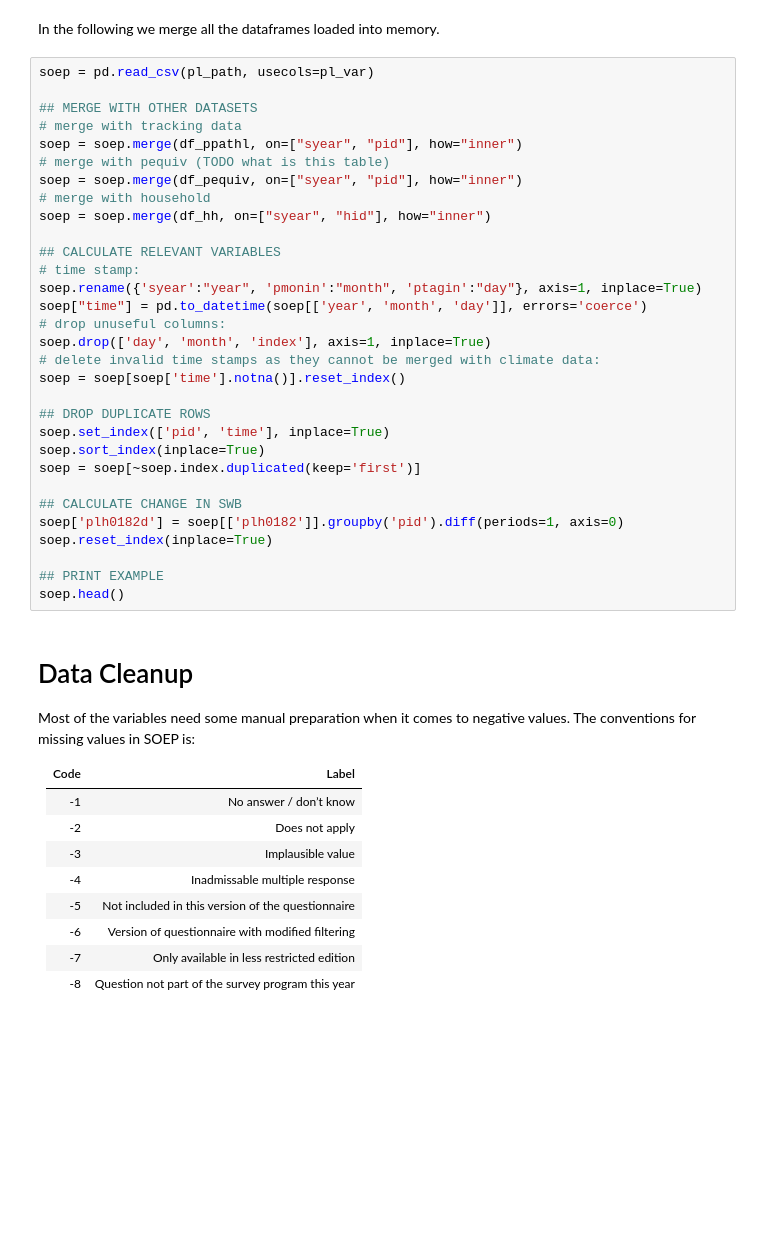
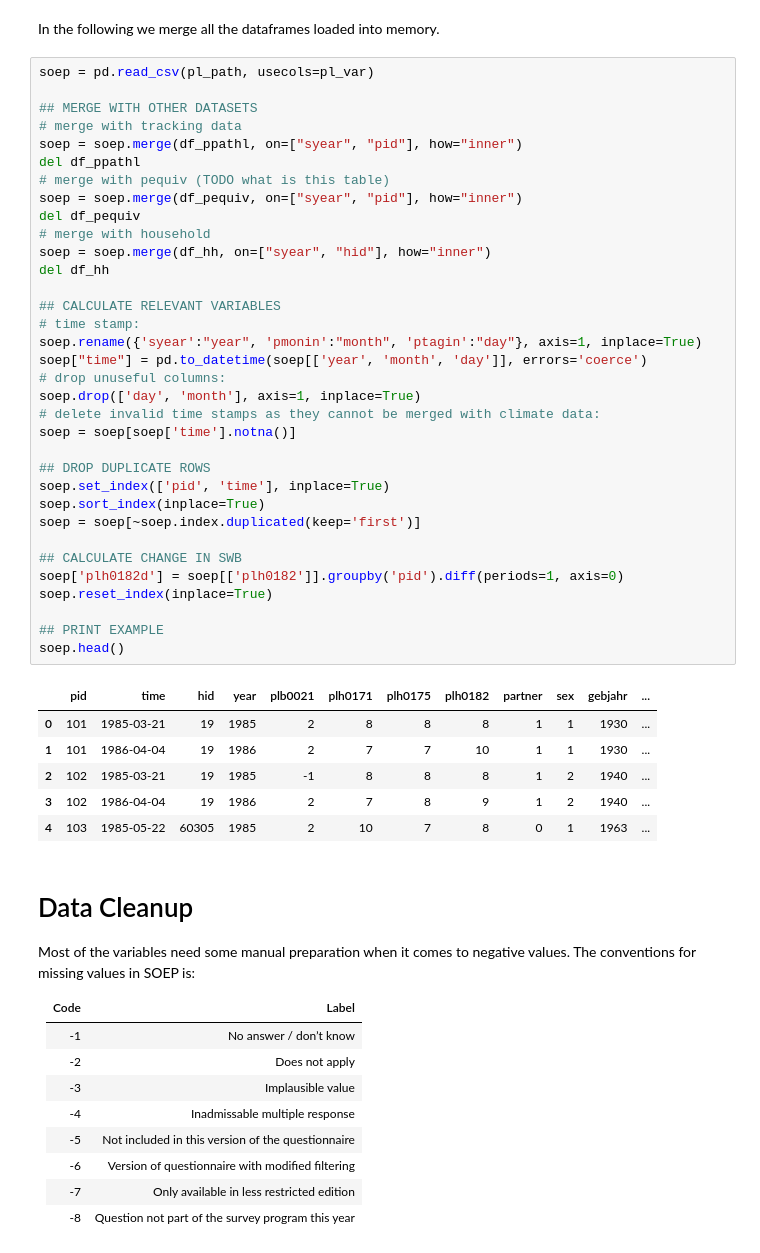
Before and after one commit to marcosousapoza/swb-temperature, a Jupyter notebook: soepmerge.ipynb, the cells around one changed output. Saved outputs shown, nothing was run; the diff lists cells and outputs as text; blank space fills up the shorter version.

```diff
--- a/soepmerge.ipynb
+++ b/soepmerge.ipynb
@@ -95,34 +96,44 @@ In the following we merge all the dataframes loaded into memory.
 # %%
 soep = pd.read_csv(pl_path, usecols=pl_var)
 
 ## MERGE WITH OTHER DATASETS
 # merge with tracking data
 soep = soep.merge(df_ppathl, on=["syear", "pid"], how="inner")
+del df_ppathl
 # merge with pequiv (TODO what is this table)
 soep = soep.merge(df_pequiv, on=["syear", "pid"], how="inner")
+del df_pequiv
 # merge with household
 soep = soep.merge(df_hh, on=["syear", "hid"], how="inner")
+del df_hh
 
 ## CALCULATE RELEVANT VARIABLES
 # time stamp:
 soep.rename({'syear':"year", 'pmonin':"month", 'ptagin':"day"}, axis=1, inplace=True)
 soep["time"] = pd.to_datetime(soep[['year', 'month', 'day']], errors='coerce')
 # drop unuseful columns:
-soep.drop(['day', 'month', 'index'], axis=1, inplace=True)
+soep.drop(['day', 'month'], axis=1, inplace=True)
 # delete invalid time stamps as they cannot be merged with climate data:
-soep = soep[soep['time'].notna()].reset_index()
+soep = soep[soep['time'].notna()]
 
 ## DROP DUPLICATE ROWS
 soep.set_index(['pid', 'time'], inplace=True)
 soep.sort_index(inplace=True)
 soep = soep[~soep.index.duplicated(keep='first')]
 
 ## CALCULATE CHANGE IN SWB
 soep['plh0182d'] = soep[['plh0182']].groupby('pid').diff(periods=1, axis=0)
 soep.reset_index(inplace=True)
 
 ## PRINT EXAMPLE
 soep.head()
+# %% [output]
+|  | pid | time | hid | year | plb0021 | plh0171 | plh0175 | plh0182 | partner | sex | gebjahr | ... |
+| 0 | 101 | 1985-03-21 | 19 | 1985 | 2 | 8 | 8 | 8 | 1 | 1 | 1930 | ... |
+| 1 | 101 | 1986-04-04 | 19 | 1986 | 2 | 7 | 7 | 10 | 1 | 1 | 1930 | ... |
+| 2 | 102 | 1985-03-21 | 19 | 1985 | -1 | 8 | 8 | 8 | 1 | 2 | 1940 | ... |
+| 3 | 102 | 1986-04-04 | 19 | 1986 | 2 | 7 | 8 | 9 | 1 | 2 | 1940 | ... |
+| 4 | 103 | 1985-05-22 | 60305 | 1985 | 2 | 10 | 7 | 8 | 0 | 1 | 1963 | ... |
 # %% [markdown]
 # Data Cleanup
 
```
Also changed, not shown: parts of 5 cells of this notebook, 1 other file.
